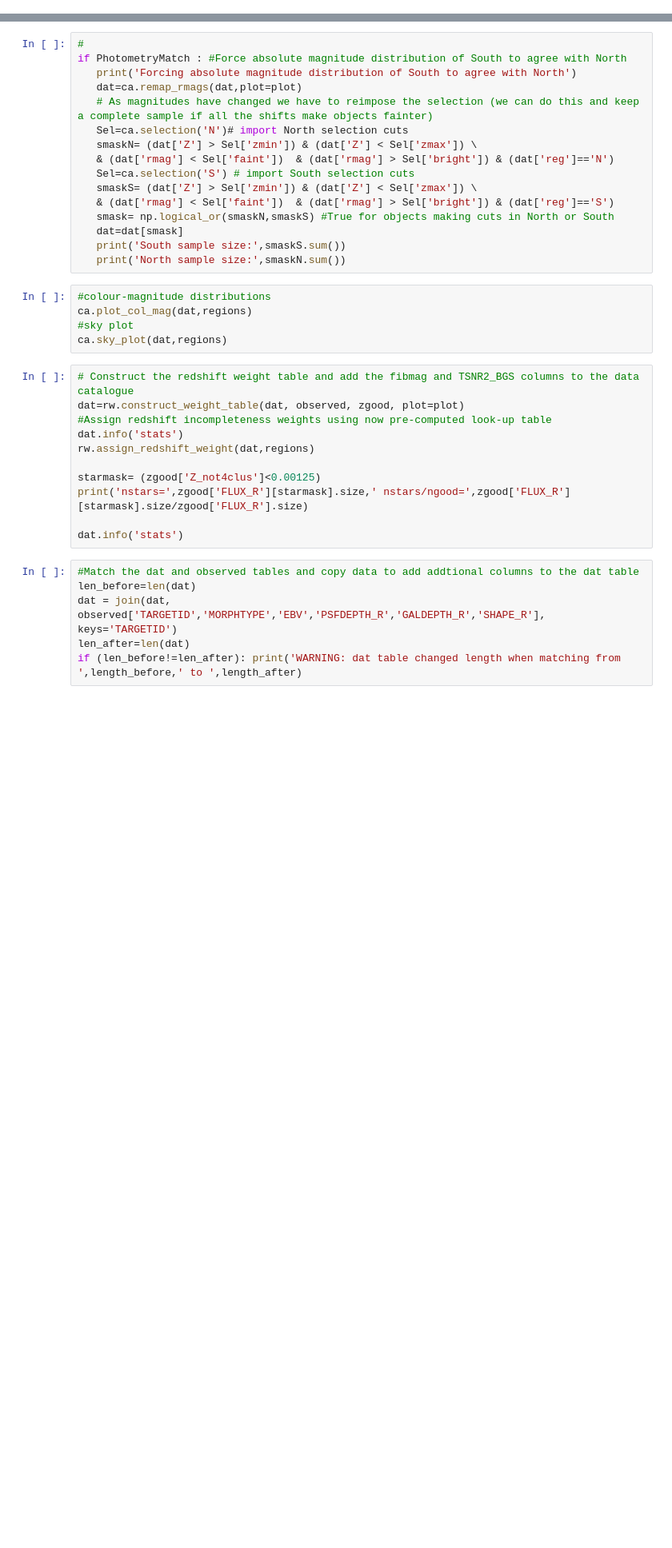
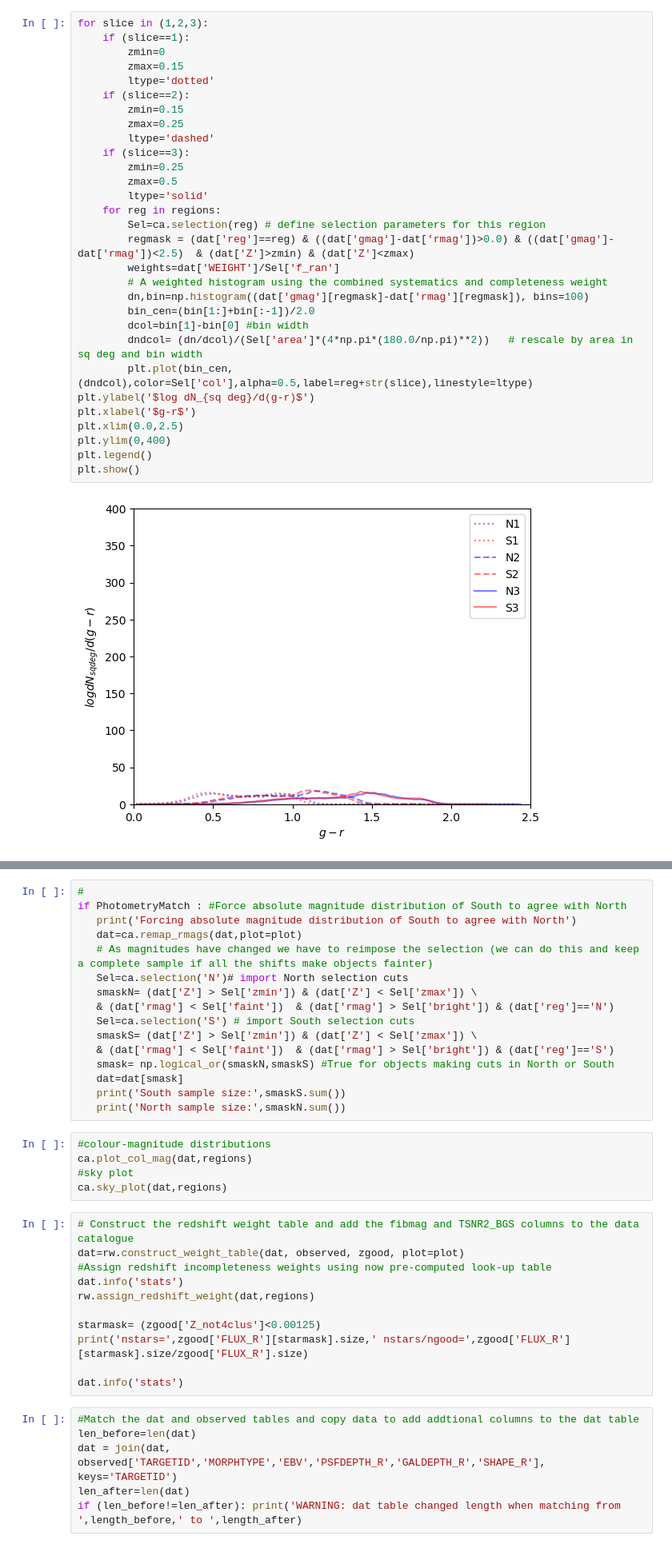
Before and after one commit to ShaunMCole/ShaunColeDESI, a Jupyter notebook: Augment_BGS_cat.ipynb, the cells around one changed output, grey strips where cells are left out. Shown: that part at 80% size. Cells and saved outputs as stored; diff of their text form; blank space fills up the shorter version.

```diff
--- a/Augment_BGS_cat.ipynb
+++ b/Augment_BGS_cat.ipynb
@@ -67,0 +106,32 @@ if (info):
+# %%
+for slice in (1,2,3):
+    if (slice==1):
+        zmin=0
+        zmax=0.15
+        ltype='dotted'
+    if (slice==2):
+        zmin=0.15
+        zmax=0.25
+        ltype='dashed'
+    if (slice==3):
+        zmin=0.25
+        zmax=0.5
+        ltype='solid'
+    for reg in regions:
+        Sel=ca.selection(reg) # define selection parameters for this region
+        regmask = (dat['reg']==reg) & ((dat['gmag']-dat['rmag'])>0.0) & ((dat['gmag']-dat['rmag'])<2.5)  & (dat['Z']>zmin) & (dat['Z']<zmax)
+        weights=dat['WEIGHT']/Sel['f_ran']
+        # A weighted histogram using the combined systematics and completeness weight
+        dn,bin=np.histogram((dat['gmag'][regmask]-dat['rmag'][regmask]), bins=100)
+        bin_cen=(bin[1:]+bin[:-1])/2.0
+        dcol=bin[1]-bin[0] #bin width
+        dndcol= (dn/dcol)/(Sel['area']*(4*np.pi*(180.0/np.pi)**2))   # rescale by area in sq deg and bin width
+        plt.plot(bin_cen,(dndcol),color=Sel['col'],alpha=0.5,label=reg+str(slice),linestyle=ltype)
+plt.ylabel('$log dN_{sq deg}/d(g-r)$')
+plt.xlabel('$g-r$')
+plt.xlim(0.0,2.5)
+plt.ylim(0,400)
+plt.legend()
+plt.show()
+# %% [output]
+[figure, added]
```
Also changed, not shown: parts of 7 cells of this notebook, 4 other files.
